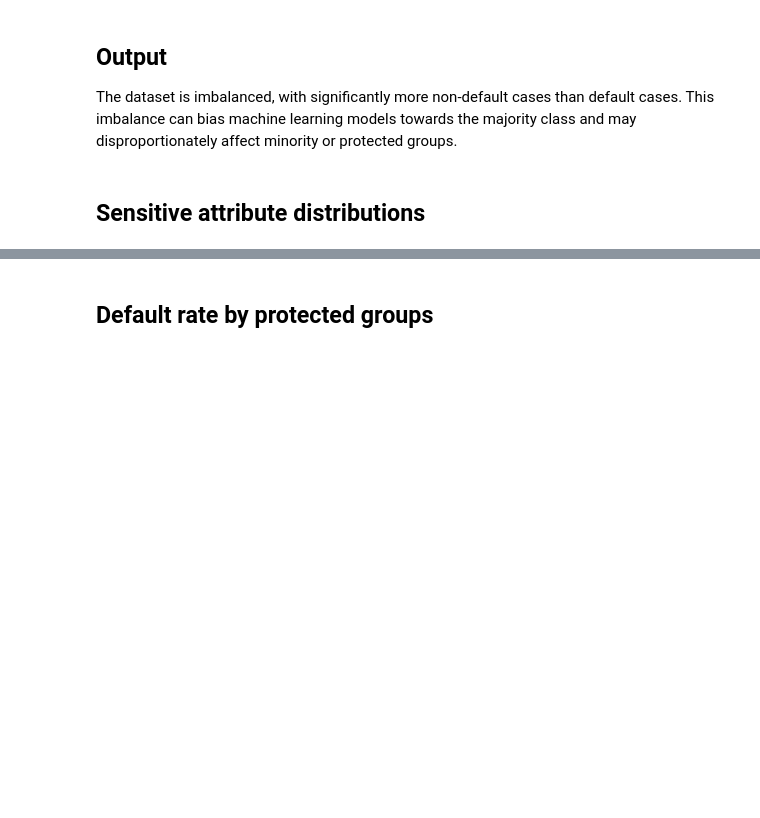
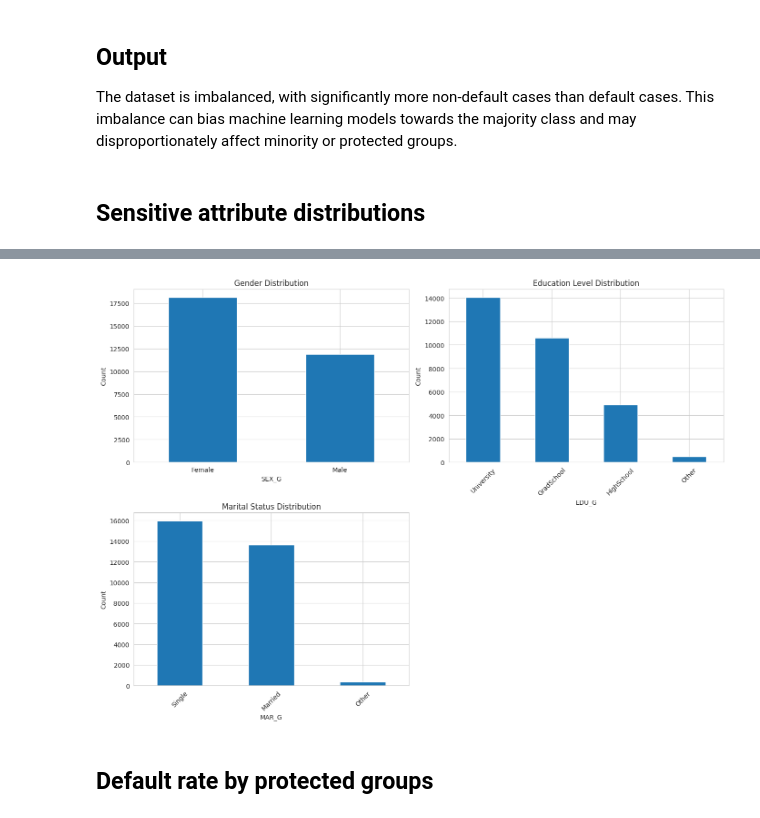
Before and after one commit to nikhilsojitra/Ethical_Issues_for_AI, a Jupyter notebook: my_project_ehtical.ipynb, the cells around one changed output, grey strips where cells are left out. Drawn from its saved outputs; the diff is of its cells as text; code cells hidden in the pictures; blank space fills up the shorter version.

```diff
--- a/my_project_ehtical.ipynb
+++ b/my_project_ehtical.ipynb
@@ -192,3 +176,38 @@ plt.show()
+# %%
+import matplotlib.pyplot as plt
+
+fig, axes = plt.subplots(2, 2, figsize=(14, 10))
+
+
+# Gender Distribution
+df["SEX_G"].value_counts().plot(kind="bar", ax=axes[0, 0])
+axes[0, 0].set_title("Gender Distribution")
+axes[0, 0].set_ylabel("Count")
+axes[0, 0].tick_params(axis="x", rotation=0)
+
+
+# Education Distribution
+df["EDU_G"].value_counts().plot(kind="bar", ax=axes[0, 1])
+axes[0, 1].set_title("Education Level Distribution")
+axes[0, 1].set_ylabel("Count")
+axes[0, 1].tick_params(axis="x", rotation=45)
+
+
+# Marital Status Distribution
+df["MAR_G"].value_counts().plot(kind="bar", ax=axes[1, 0])
+axes[1, 0].set_title("Marital Status Distribution")
+axes[1, 0].set_ylabel("Count")
+axes[1, 0].tick_params(axis="x", rotation=45)
+
+
+# Empty Plot
+axes[1, 1].axis("off")
+
+
+plt.tight_layout()
+plt.show()
+# %% [output]
+[figure, added]
 # %% [markdown]
 ## **Default rate by protected groups**
 # %%
```
Also changed, not shown: parts of 15 cells of this notebook.
